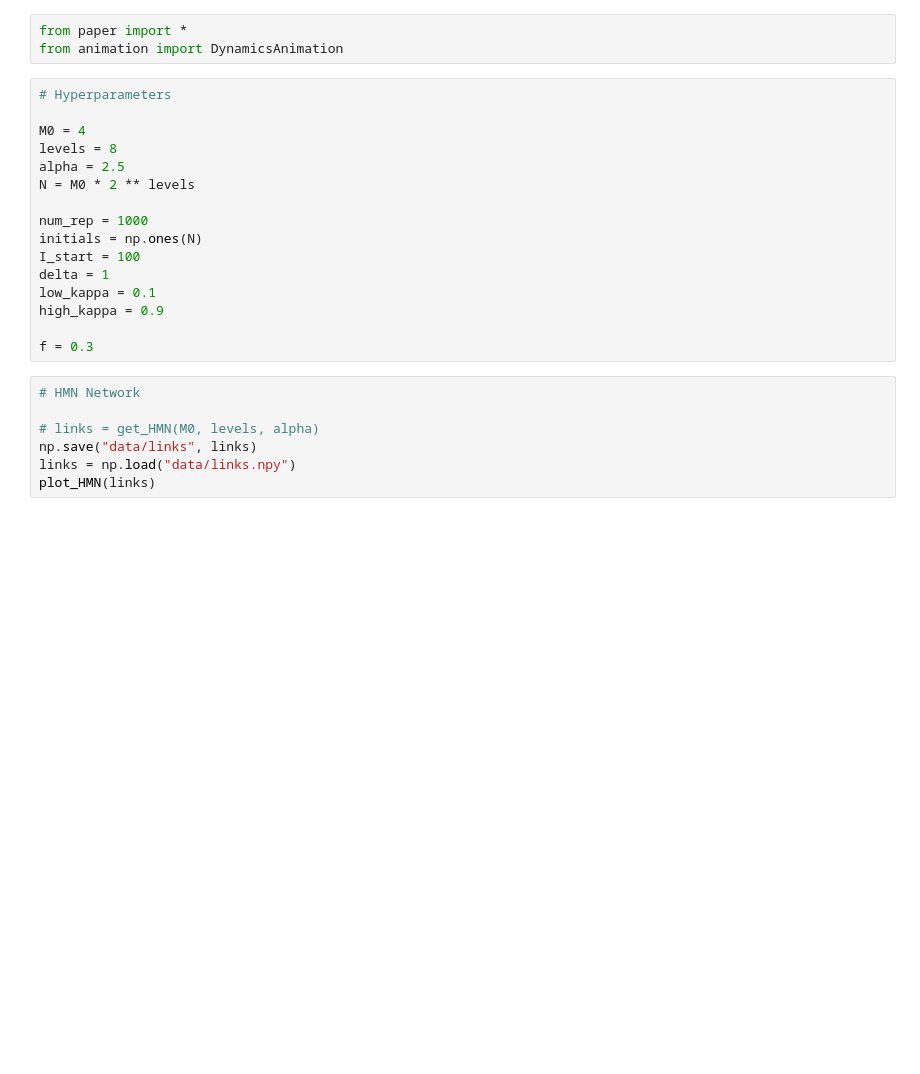
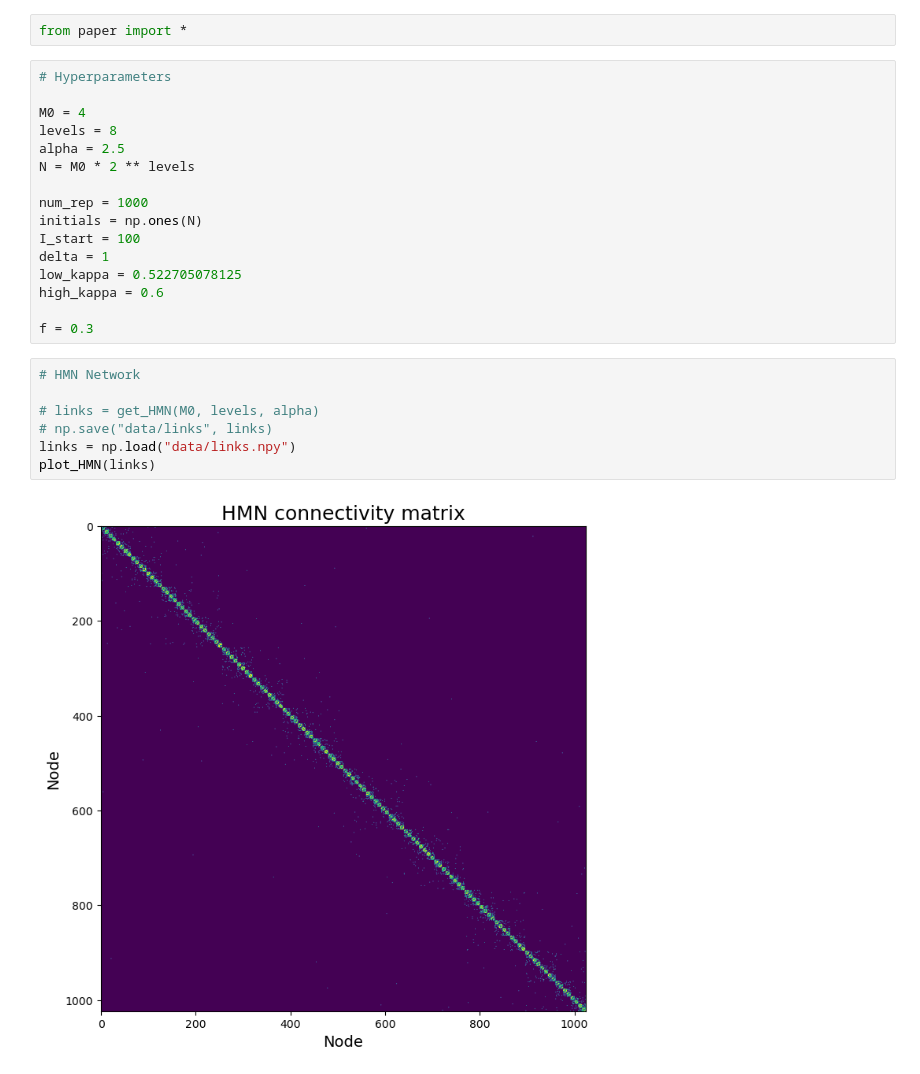
Before and after one commit to leon-marx/pmls, a Jupyter notebook: experiment.ipynb, the cells around one changed output. Cells and saved outputs as stored; diff of their text form; blank space fills up the shorter version.

Commit message:
smaller kappa_low

```diff
--- a/experiment.ipynb
+++ b/experiment.ipynb
@@ -1,6 +1,5 @@
 # %%
 from paper import *
-from animation import DynamicsAnimation
 # %%
 # Hyperparameters
 
@@ -13,17 +12,19 @@ num_rep = 1000
 initials = np.ones(N)
 I_start = 100
 delta = 1
-low_kappa = 0.1
-high_kappa = 0.9
+low_kappa = 0.522705078125
+high_kappa = 0.6
 
 f = 0.3
 # %%
 # HMN Network
 
 # links = get_HMN(M0, levels, alpha)
-np.save("data/links", links)
+# np.save("data/links", links)
 links = np.load("data/links.npy")
 plot_HMN(links)
+# %% [output]
+[figure, added]
 # %%
 # FC Network for low kappa
 
```
Also changed, not shown: parts of 4 cells of this notebook, 8 other files.
